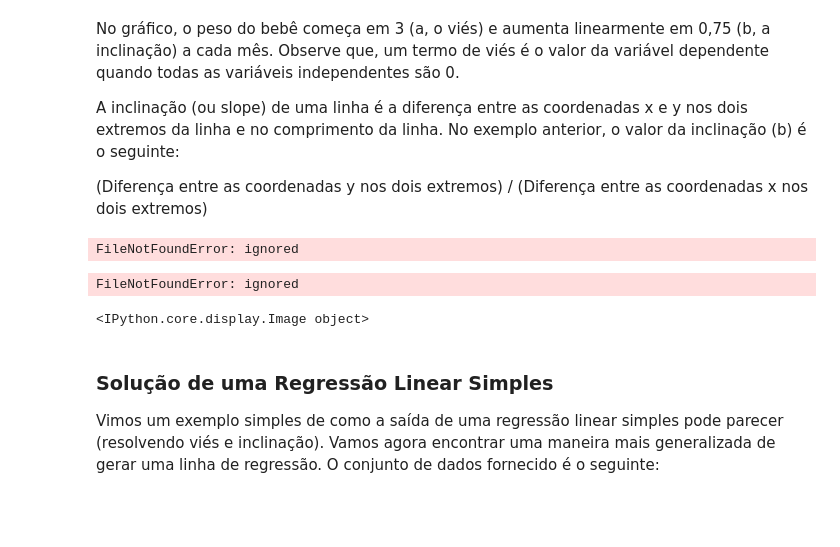
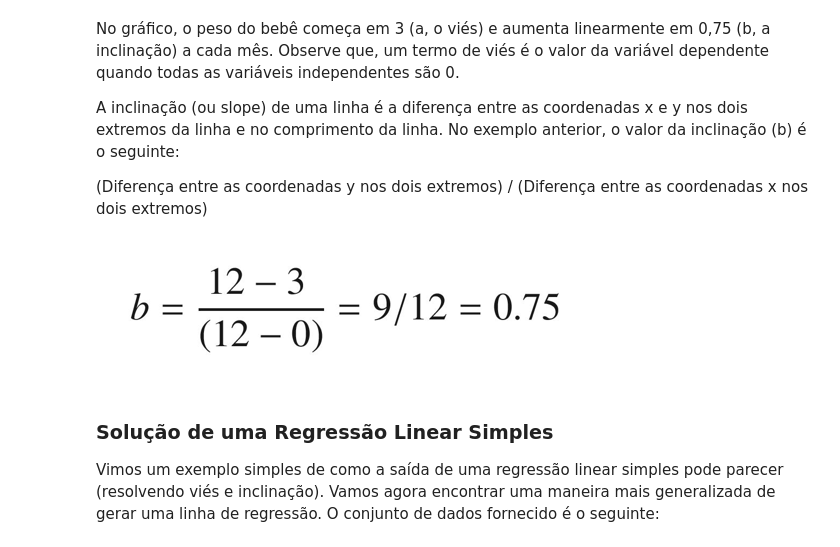
Before and after one commit to renatamontanhana/-regressao-linear-simples-ML, a Jupyter notebook: M5A11_Regressão.ipynb, the cells around one changed output. Saved outputs shown, nothing was run; the diff lists cells and outputs as text; code cells hidden in the pictures; blank space fills up the shorter version.

```diff
--- a/M5A11_Regressão.ipynb
+++ b/M5A11_Regressão.ipynb
@@ -265,11 +263,9 @@ A inclinação (ou slope) de uma linha é a diferença entre as coordenadas x e
 (Diferença entre as coordenadas y nos dois extremos) / (Diferença entre as coordenadas x nos dois extremos)
 # %%
 from IPython.display import Image
-Image('imagens/slope.png')
+Image('/content/slope.png')
 # %% [output]
-FileNotFoundError: ignored
-FileNotFoundError: ignored
-<IPython.core.display.Image object>
+[figure, added]
 # %% [markdown]
 ### Solução de uma Regressão Linear Simples
 
```
Also changed, not shown: parts of 1 cell of this notebook.
